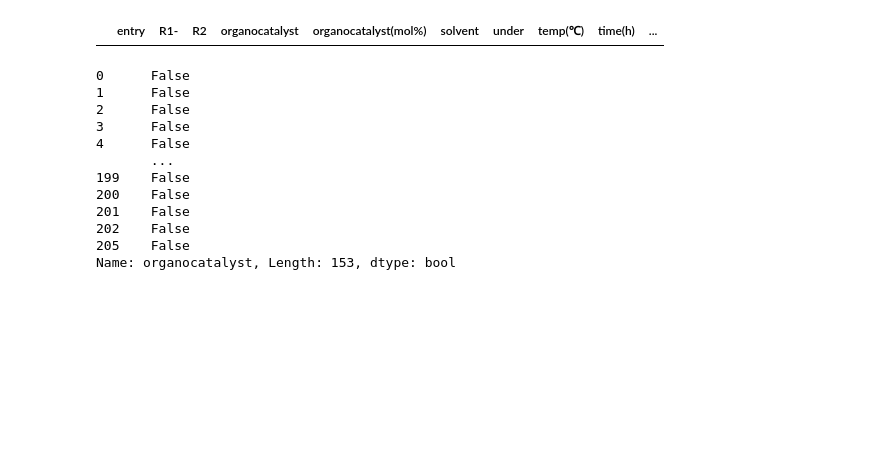
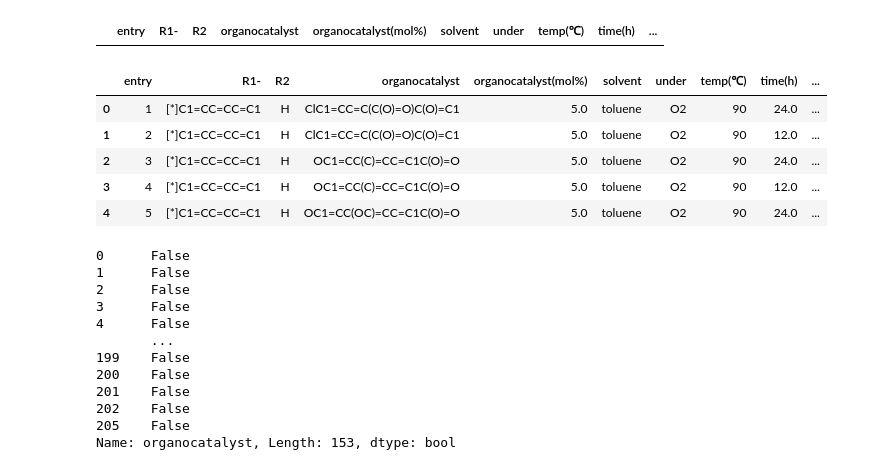
Before and after one commit to wwwyo/lab, a Jupyter notebook: build_descriptor.ipynb, the cells around one changed output. Drawn from its saved outputs; the diff is of its cells as text; code cells hidden in the pictures; blank space fills up the shorter version.

```diff
--- a/build_descriptor.ipynb
+++ b/build_descriptor.ipynb
@@ -47,6 +47,15 @@ AcOH(mol%)              0
 yield                   0
 dtype: int64
 |  | entry | R1- | R2 | organocatalyst | organocatalyst(mol%) | solvent | under | temp(℃) | time(h) | ... |
+# %%
+df.head()
+# %% [output]
+|  | entry | R1- | R2 | organocatalyst | organocatalyst(mol%) | solvent | under | temp(℃) | time(h) | ... |
+| 0 | 1 | [*]C1=CC=CC=C1 | H | ClC1=CC=C(C(O)=O)C(O)=C1 | 5.0 | toluene | O2 | 90 | 24.0 | ... |
+| 1 | 2 | [*]C1=CC=CC=C1 | H | ClC1=CC=C(C(O)=O)C(O)=C1 | 5.0 | toluene | O2 | 90 | 12.0 | ... |
+| 2 | 3 | [*]C1=CC=CC=C1 | H | OC1=CC(C)=CC=C1C(O)=O | 5.0 | toluene | O2 | 90 | 24.0 | ... |
+| 3 | 4 | [*]C1=CC=CC=C1 | H | OC1=CC(C)=CC=C1C(O)=O | 5.0 | toluene | O2 | 90 | 12.0 | ... |
+| 4 | 5 | [*]C1=CC=CC=C1 | H | OC1=CC(OC)=CC=C1C(O)=O | 5.0 | toluene | O2 | 90 | 24.0 | ... |
 # %%
 # organocatalyst = '-'のデータ削除
 df = df[df['organocatalyst'] != '-']
```
Also changed, not shown: parts of 4 cells of this notebook.
